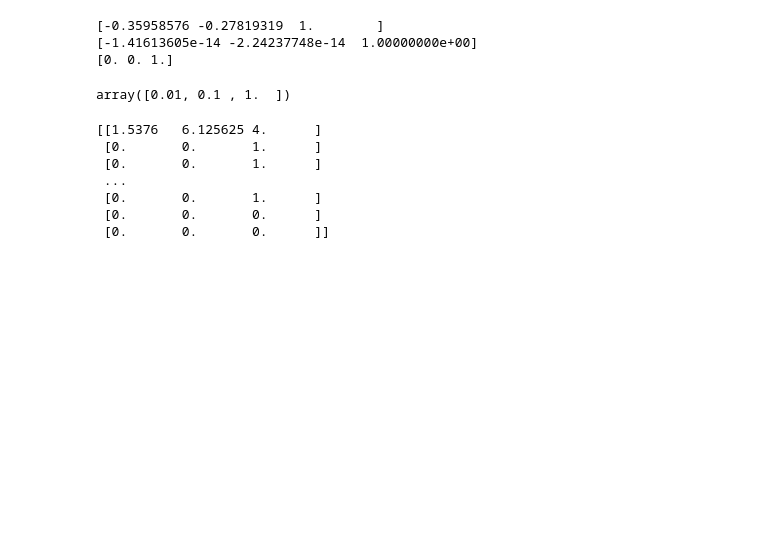
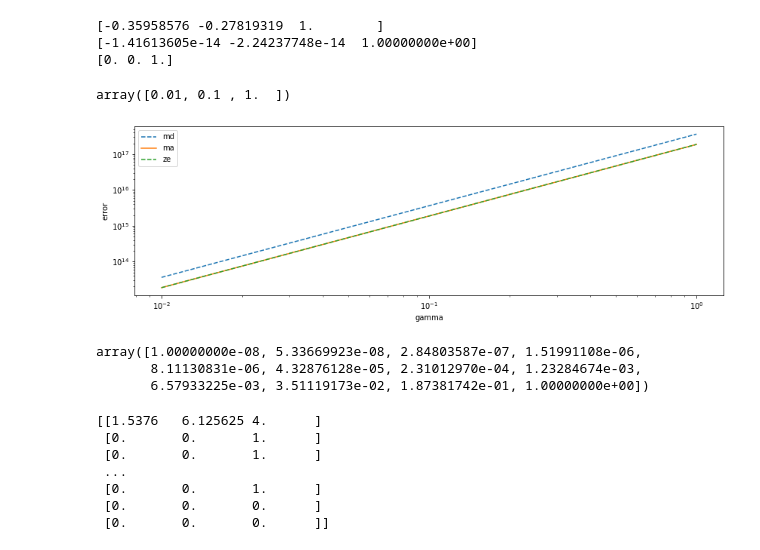
Before and after one commit to madtoinou/CS-433_HBozonClass, a Jupyter notebook: scripts/project1.ipynb, the cells around one changed output. Saved outputs shown, nothing was run; the diff lists cells and outputs as text; code cells hidden in the pictures; blank space fills up the shorter version.

```diff
--- a/scripts/project1.ipynb
+++ b/scripts/project1.ipynb
@@ -129,9 +129,9 @@ np.logspace(-2,0,3)
 # %% [output]
 array([0.01, 0.1 , 1.  ])
 # %%
-seed = 8463527
+seed = 12864126
 k_fold = 4
-gammas = np.logspace(-2,0,3)
+gammas = np.logspace(-8,0,12)
 steps=3000
 
 # split data in k fold
@@ -180,19 +180,27 @@ for gamma in gammas:
 # %%
 f = plt.figure(figsize=(14,14)) # change this if needed
 
 #degree 1
 ax1 = f.add_subplot(311)
-ax1.plot(gammas, rmse_te, "-" , label="1")
-ax1.plot(gammas, rmse_tr, "--", label="2")
-
+ax1.semilogx(gammas, rmse_te_md, ls="--" , label="md")
+ax1.semilogx(gammas, rmse_te_ma, ls="-" , label="ma")
+ax1.semilogx(gammas, rmse_te_ze, ls="--" , label="ze")
 
 plt.xlabel("gamma")
 plt.ylabel("error")
 plt.yscale("log")
 plt.legend()
 plt.show()
+# %% [output]
+[figure, added]
 # %%
 w0 = np.random.rand(tX_2.shape[1])
+# %%
+np.logspace(-8,0,12)
+# %% [output]
+array([1.00000000e-08, 5.33669923e-08, 2.84803587e-07, 1.51991108e-06,
+       8.11130831e-06, 4.32876128e-05, 2.31012970e-04, 1.23284674e-03,
+       6.57933225e-03, 3.51119173e-02, 1.87381742e-01, 1.00000000e+00])
 # %%
 # %% [output]
 [[1.5376   6.125625 4.      ]
```
